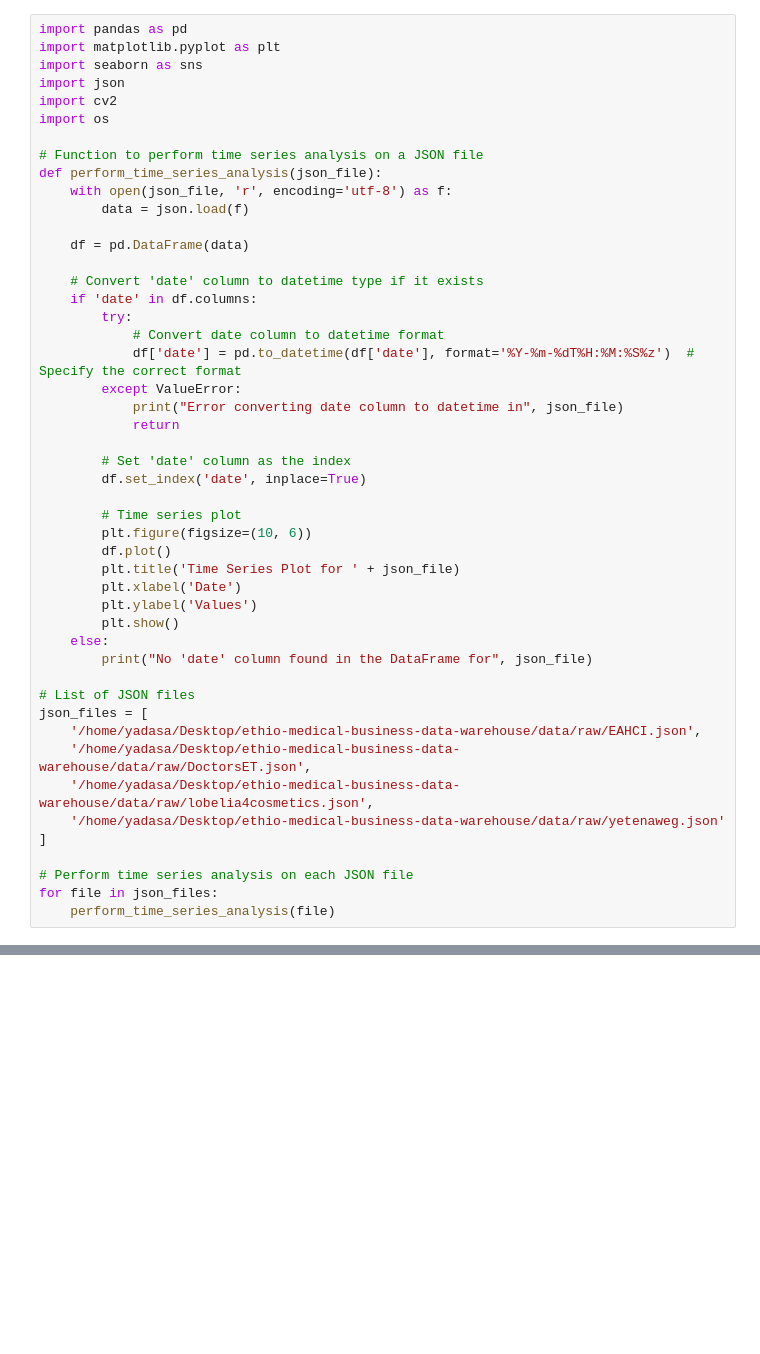
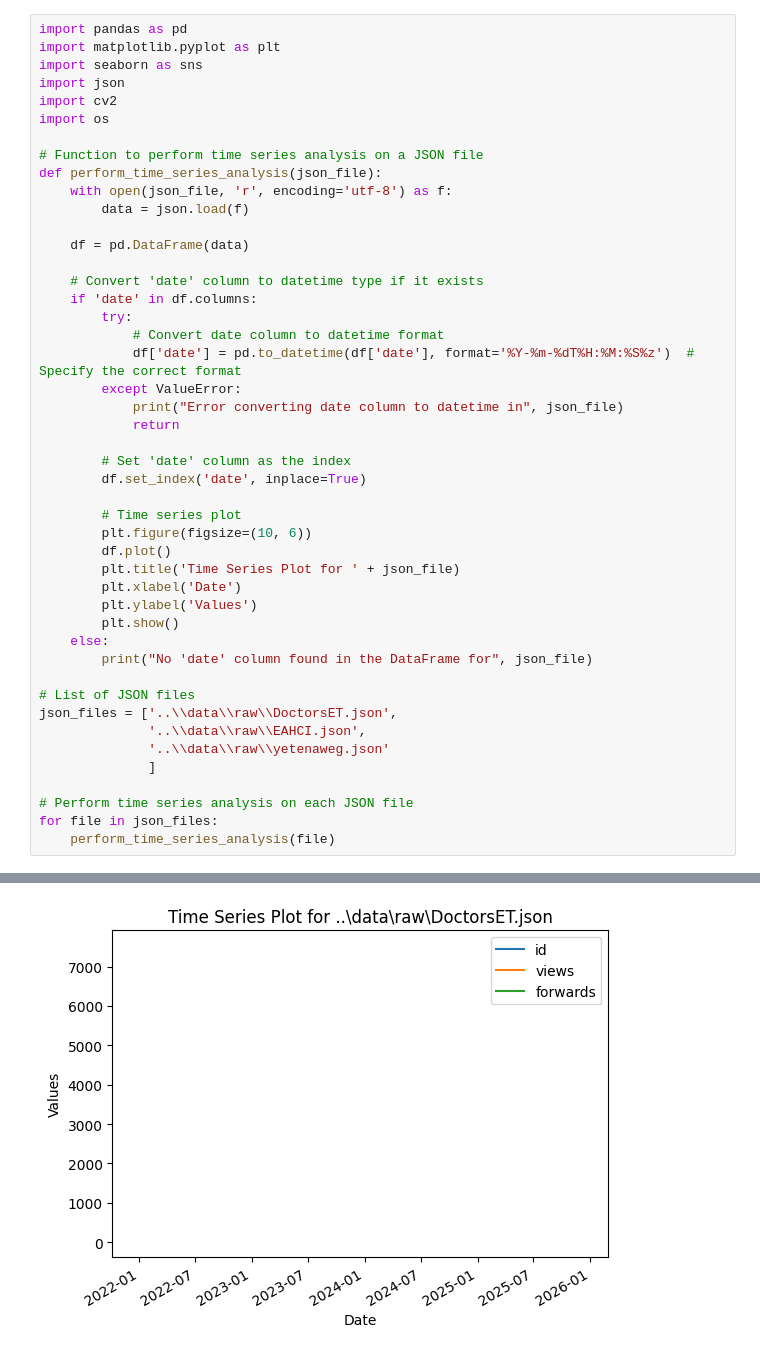
Before and after one commit to DegaregeN/Telegram-, a Jupyter notebook: notebooks/EDA.ipynb, the cells around one changed output, grey strips where cells are left out. Drawn from its saved outputs; the diff is of its cells as text; blank space fills up the shorter version.

```diff
--- a/notebooks/EDA.ipynb
+++ b/notebooks/EDA.ipynb
@@ -105,13 +135,12 @@ def perform_time_series_analysis(json_file):
         print("No 'date' column found in the DataFrame for", json_file)
 
 # List of JSON files
-json_files = [
-    '/home/yadasa/Desktop/ethio-medical-business-data-warehouse/data/raw/EAHCI.json',
-    '/home/yadasa/Desktop/ethio-medical-business-data-warehouse/data/raw/DoctorsET.json',
-    '/home/yadasa/Desktop/ethio-medical-business-data-warehouse/data/raw/lobelia4cosmetics.json',
-    '/home/yadasa/Desktop/ethio-medical-business-data-warehouse/data/raw/yetenaweg.json'
-]
+json_files = ['..\\data\\raw\\DoctorsET.json',
+              '..\\data\\raw\\EAHCI.json',
+              '..\\data\\raw\\yetenaweg.json'
+              ]
 
 # Perform time series analysis on each JSON file
 for file in json_files:
     perform_time_series_analysis(file)
+# %% [output]
@@ -117,0 +148 @@ for file in json_files:
+[figure, added]
```
Also changed, not shown: parts of 3 cells of this notebook, 7 other files.
